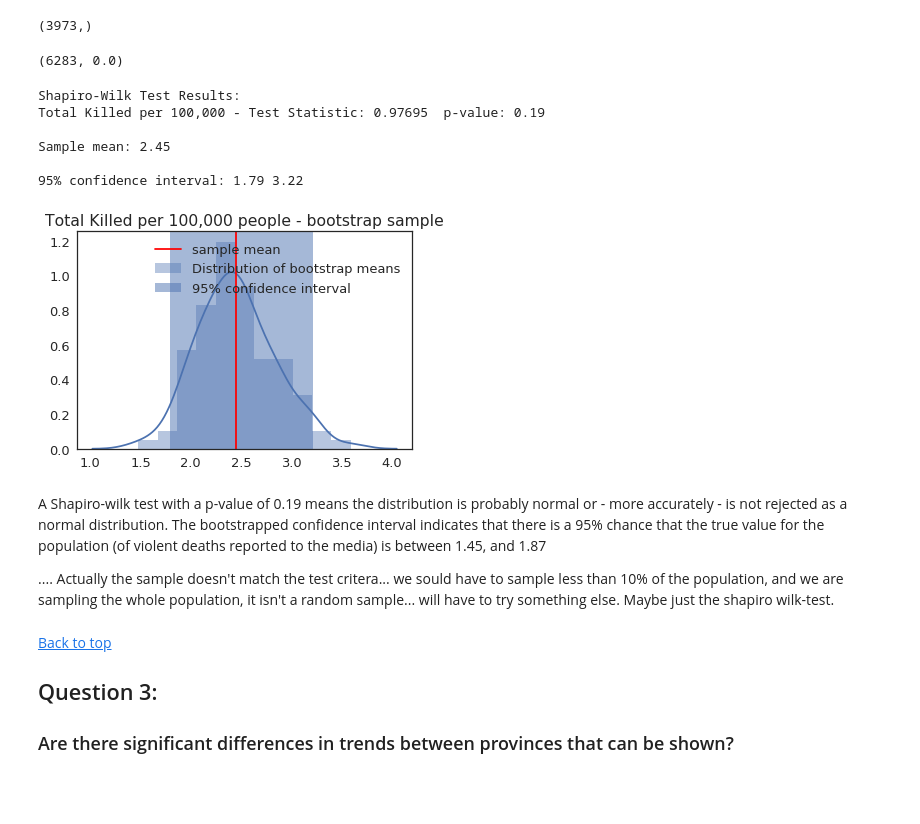
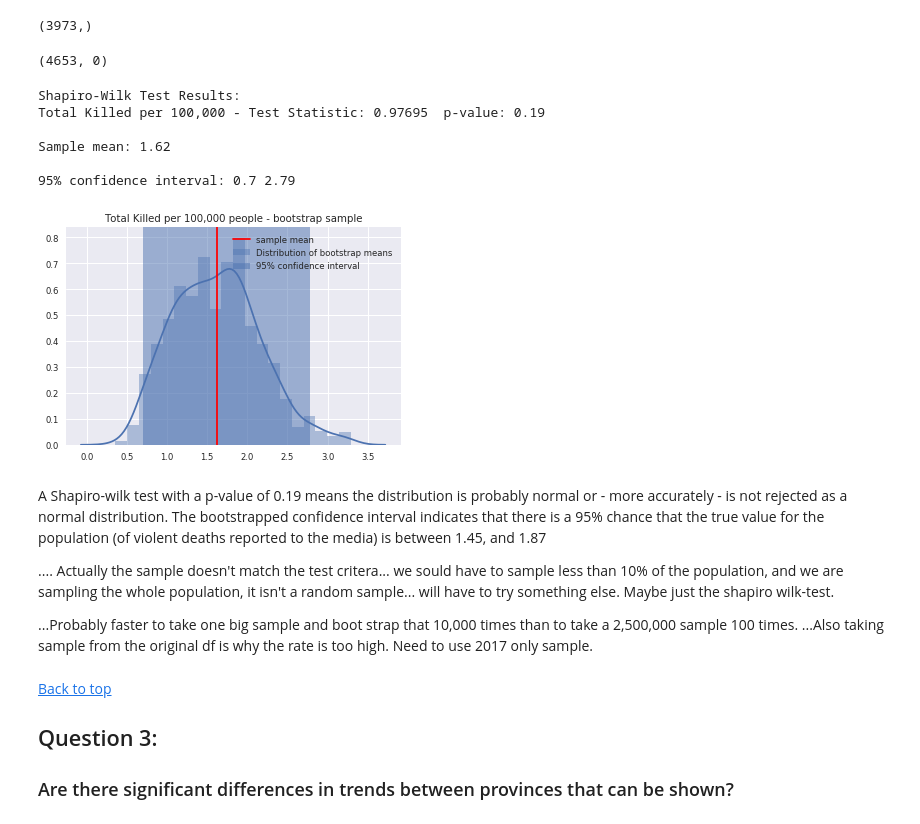
Before and after one commit to Nhorning/NM_Analysis, a Jupyter notebook: SpringBoard 7.2 - Apply Data Storytelling.ipynb, the cells around one changed output. Saved outputs shown, nothing was run; the diff lists cells and outputs as text; code cells hidden in the pictures; blank space fills up the shorter version.

Commit message:
reduced df to 2017 data - changed sample size to 130
Changes to be committed:
	modified:   SpringBoard 7.2 - Apply Data Storytelling.ipynb

```diff
--- a/SpringBoard 7.2 - Apply Data Storytelling.ipynb
+++ b/SpringBoard 7.2 - Apply Data Storytelling.ipynb
@@ -47,8 +47,10 @@ df = pd.read_csv(cleanpath)
 #print(df.shape[0],'x',df.shape[1])
 #df.columns
 # %%
-# convert 'INCIDENT DATE' column to date time objects
+# convert 'INCIDENT DATE' column to date time objects (and limit to 2017)
 df['INCIDENT DATE'] = pd.to_datetime(df['INCIDENT DATE'])
+df.index  = df['INCIDENT DATE']
+df = df['2017']
 # %%
 ## Create a dataframe for plotting impacts
 #Drop out irrelivant frames
@@ -83,8 +85,7 @@ impactsdf = impactsdf[impactsdf[ss] != 'Development Region']
 # %%
 #Create a dataframe for plotting impacts by Date
 #Stats were not logged until midway through 2016. Let's remove 2017
-impactsdf.index  = impactsdf['INCIDENT DATE']
-impactsdf = impactsdf['2017']
+
 #impactsdf = impactsdf.sort_index()
 
 #group and sum up df
@@ -571,11 +568,10 @@ pop_oldVDC.shape
 # %%
 #sample a random vdc, return deaths in that vdc and it's population
 codes = df['HLCIT CODE']
+shortcodes = codes.apply(lambda x: x[:17])
 def sampleVDC():
     VDC = np.random.choice(pop_oldVDC.index)
     pop = pop_oldVDC[VDC]
-    L = len(VDC)
-    shortcodes = codes.apply(lambda x: x[:L])
     incidents = df.loc[shortcodes == VDC]
     deaths = incidents['Total Killed'].sum()
     return [pop, deaths]
@@ -585,7 +581,7 @@ def sampleVDC():
 pop, deaths = sampleVDC()
 pop, deaths
 # %% [output]
-(6283, 0.0)
+(4653, 0)
 # %%
 #Try normality test + confidence interval on total killed
 from scipy import stats
@@ -597,7 +593,7 @@ print('Total Killed per 100,000 - Test Statistic:',round(wilkstat,5),' p-value:'
 
 #boot strap confidence interval for mean
 #create bootstrap function
-def bs_VDC(size = 100):
+def bs_VDC(size = 1000):
 
     #generate random seed (should produce the same "random" result everytime, and reduce bandwidth)
     np.random.seed(42)
@@ -609,44 +605,47 @@ def bs_VDC(size = 100):
     for i in range(size):
         pop = 0
         deaths = 0
-        while pop < 2500000:
+        for x in range(130):
             popadd, deathsadd = sampleVDC()
             pop += popadd
             deaths += deathsadd
         #print(pop, deaths)
         bs_VDC[i] = (deaths/pop)*100000
 
     return  bs_VDC
 
 #call bootstrap function for mean
 bsvdcs = bs_VDC()
 cltmean = np.mean(bsvdcs)
 print('\nSample mean:',round(cltmean,2))
 
 #find 95% confidence interval for mean
 conf95 = np.percentile(bsvdcs, [2.5,97.5])
 
 print('\n95% confidence interval:',round(conf95[0],2),round(conf95[1],2))
 
 f, ax = plt.subplots()
 sns.distplot(bsvdcs, label='Distribution of bootstrap means')
 ax.axvspan(conf95[0],conf95[1], alpha=.5, label='95% confidence interval')
 ax.axvline(cltmean, color='r',label='sample mean')
 plt.title('Total Killed per 100,000 people - bootstrap sample')
 plt.legend()
 plt.show()
 # %% [output]
 Shapiro-Wilk Test Results:
 Total Killed per 100,000 - Test Statistic: 0.97695  p-value: 0.19
 
-Sample mean: 2.45
+Sample mean: 1.62
 
-95% confidence interval: 1.79 3.22
+95% confidence interval: 0.7 2.79
-[figure, old version]
+[figure, new version]
 # %% [markdown]
 A Shapiro-wilk test with a p-value of 0.19 means the distribution is probably normal or - more accurately - is not rejected as a normal distribution. The bootstrapped confidence interval indicates that there is a 95% chance that the true value for the population (of violent deaths reported to the media) is between 1.45, and 1.87
 
 .... Actually the sample doesn't match the test critera...  we sould have to sample less than 10% of the population, and we are sampling the whole population, it isn't a random sample... will have to try something else.  Maybe just the shapiro wilk-test.
+
+...Probably faster to take one big sample and boot strap that 10,000 times than to take a 2,500,000 sample 100 times.
+...Also taking sample from the original df is why the rate is too high. Need to use 2017 only sample.
 # %% [markdown]
 <a href='#top'>Back to top</a>
 <a id='Question-3'></a>
```
Also changed, not shown: parts of 12 cells of this notebook.
